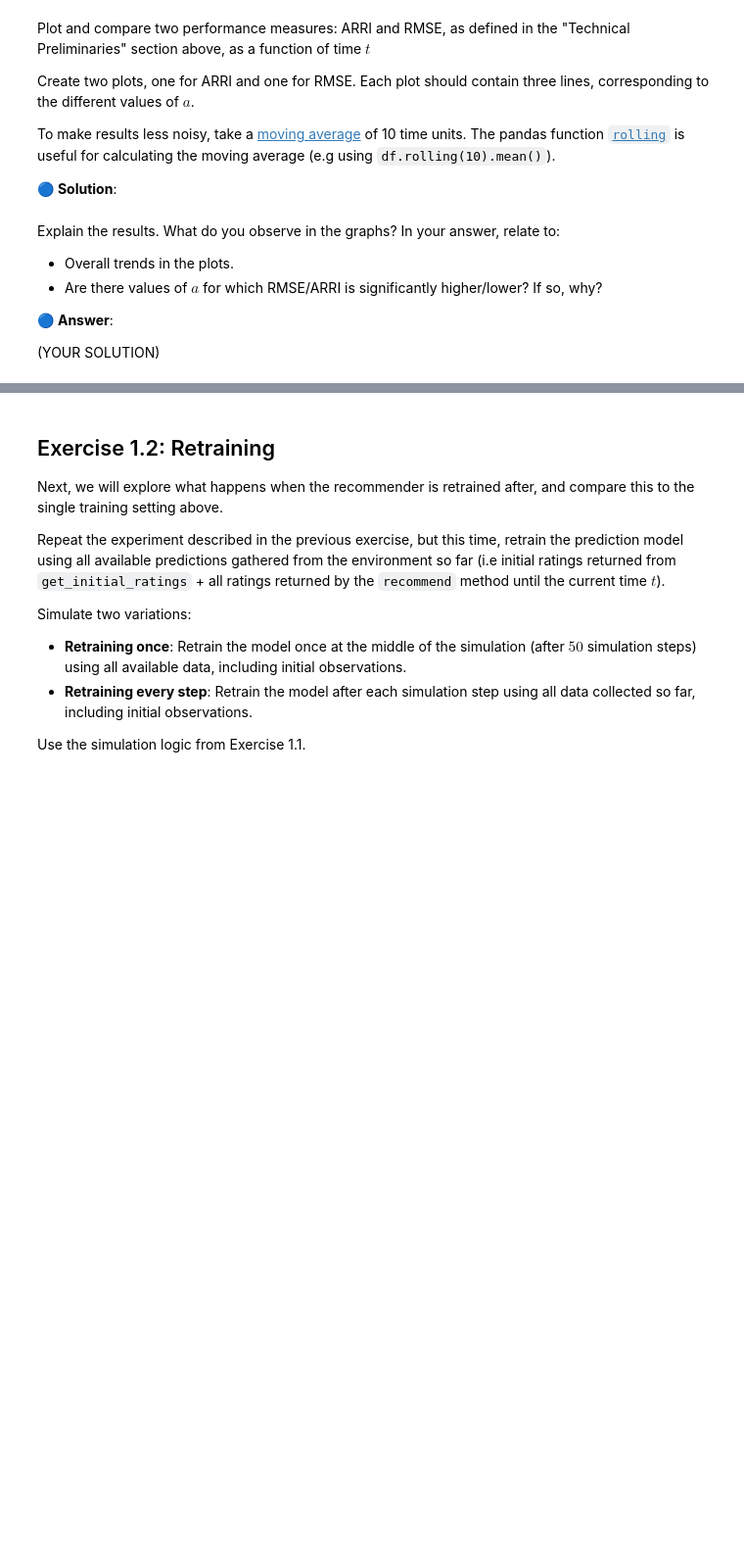
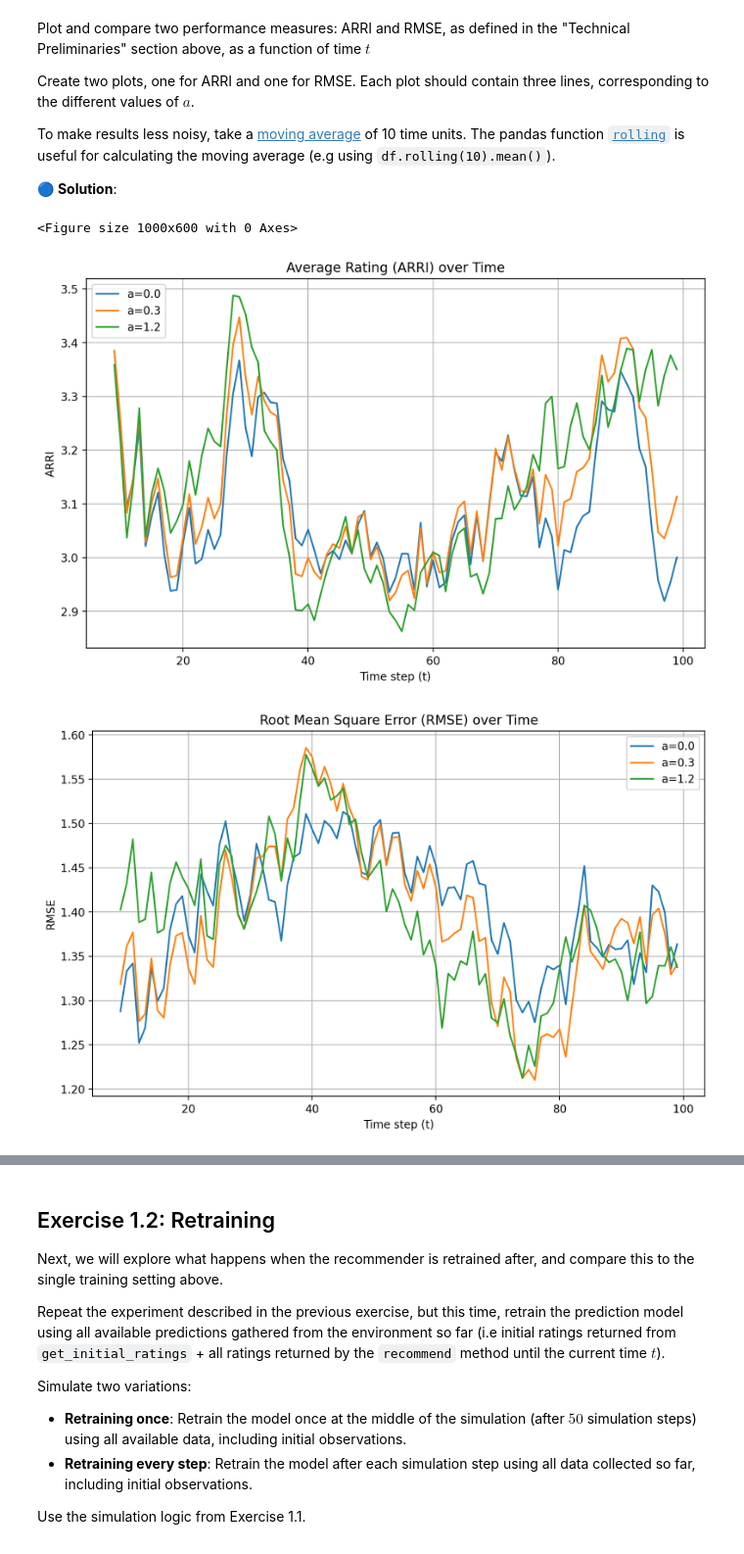
Before and after one commit to ashalem/ML_Human, a Jupyter notebook: WS4_W2024_students_3024.ipynb, the cells around one changed output, grey strips where cells are left out. Shown at 98% size. Saved outputs shown, nothing was run; the diff lists cells and outputs as text; code cells hidden in the pictures; blank space fills up the shorter version.

```diff
--- a/WS4_W2024_students_3024.ipynb
+++ b/WS4_W2024_students_3024.ipynb
@@ -406,7 +406,7 @@ The higher the $a$ value, the more the user preferences items with the same topi
 
 For the `TopicsDynamic` simulations below, we will use the following parameters:
 # %%
-simulation_random_state = 1234
+simulation_random_state = 57
 
 topics_dynamic_params = {
     'n_users': 100,
@@ -415,6 +415,7 @@ topics_dynamic_params = {
     'n_initial_ratings': 200,
     'random_state': simulation_random_state,
 }
+
 topics_dynamic_params
 # %% [output]
 {'n_users': 100,
@@ -470,7 +471,9 @@ For each recommendation, record the:
 🔵 **Solution**:
 # %%
 a_values = [0, 0.3, 1.2]
-num_steps = 10
+num_steps = 100
+
+np.random.seed(simulation_random_state)
 
 ## YOUR SOLUTION
 recommendations_recording = []
@@ -490,11 +493,13 @@ for a in a_values:
             for user in online_users
         ]
         recommendations = [(pred.uid, pred.iid) for pred in predictions]
-        recommendations_recording.append([
-            (a, t, user, item, pred.est, pred.r_ui, env._get_latent_topic(item))
+
+        user_ratings_df = env.recommend(recommendations)
+
+        recommendations_recording.extend([
+            (a, t, user, item, pred.est, user_ratings_df.loc[user_ratings_df['item_id']==item, 'rating'].values[0], env._get_latent_topic(item))
             for (user, item), pred in zip(recommendations, predictions)
         ])
-        env.recommend(recommendations)
 
 df = pd.DataFrame(recommendations_recording)
 df.columns = ['a', 't', 'user', 'item', 'predicted_rating', 'actual_rating', 'topic']
@@ -516,8 +529,51 @@ averaging_window_size = 10
-# %% [markdown]
-Explain the results. What do you observe in the graphs? In your answer, relate to:
-* Overall trends in the plots.
-* Are there values of $a$ for which RMSE/ARRI is significantly higher/lower? If so, why?
-
-🔵 **Answer**:
-
-(YOUR SOLUTION)
+# %%
+averaging_window_size = 10
+
+## YOUR SOLUTION
+
+
+plt.figure(figsize=(10, 6))
+# Calculate RMSE and ARRI for each timestep
+metrics_df = pd.DataFrame()
+metrics_df['t'] = df['t'].unique()
+
+# Calculate RMSE
+rmse = df.groupby(['a', 't']).apply(lambda x: np.sqrt(((x['predicted_rating'] - x['actual_rating'])**2).mean())).reset_index()
+rmse.columns = ['a', 't', 'rmse']
+
+# Calculate ARRI (average actual rating)
+arri = df.groupby(['a', 't'])['actual_rating'].mean().reset_index()
+arri.columns = ['a', 't', 'arri']
+
+# Merge metrics
+metrics_df = pd.merge(rmse, arri, on=['a', 't'])
+
+# Plot ARRI
+plt.figure(figsize=(10, 6))
+for a_val in df['a'].unique():
+    data = metrics_df[metrics_df['a'] == a_val]
+    plt.plot(data['t'], data['arri'].rolling(averaging_window_size).mean(), label=f'a={a_val}')
+
+plt.xlabel('Time step (t)')
+plt.ylabel('ARRI')
+plt.title('Average Rating (ARRI) over Time')
+plt.legend()
+plt.grid(True)
+plt.show()
+
+# Plot RMSE
+plt.figure(figsize=(10, 6))
+for a_val in df['a'].unique():
+    data = metrics_df[metrics_df['a'] == a_val]
+    plt.plot(data['t'], data['rmse'].rolling(averaging_window_size).mean(), label=f'a={a_val}')
+
+plt.xlabel('Time step (t)')
+plt.ylabel('RMSE')
+plt.title('Root Mean Square Error (RMSE) over Time')
+plt.legend()
+plt.grid(True)
+plt.show()
+# %% [output]
+<Figure size 1000x600 with 0 Axes>
+[figure, added]
+[figure, added]
```
Also changed, not shown: parts of 11 cells of this notebook.
